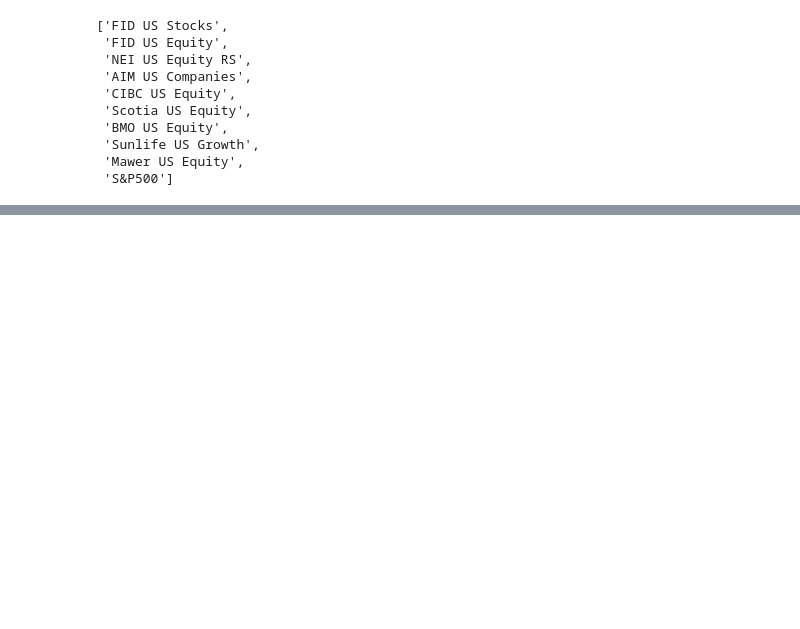
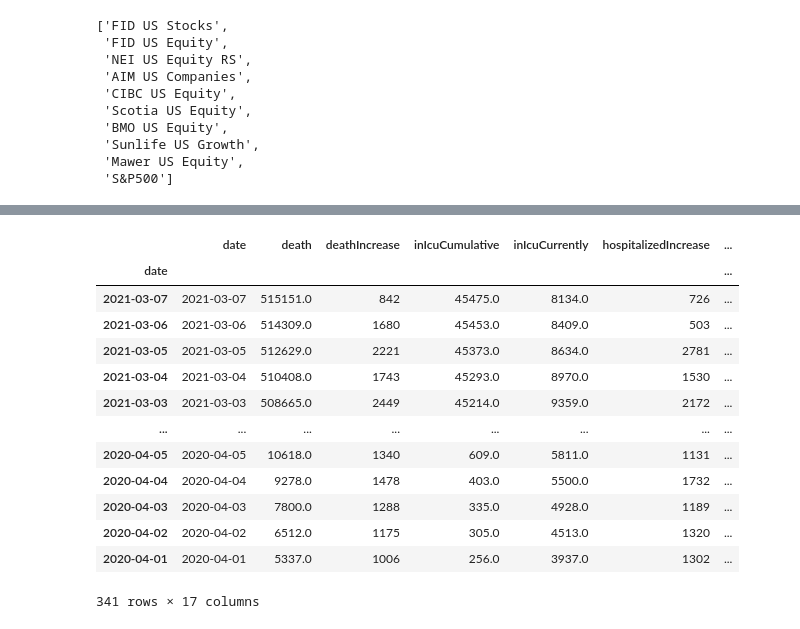
Before and after one commit to harrysui1997/Passive-vs-Active-Management-Analysis, a Jupyter notebook: Starter Code/Funds Analysis.ipynb, the cells around one changed output, grey strips where cells are left out. Cells and saved outputs as stored; diff of their text form; code cells hidden in the pictures; blank space fills up the shorter version.

```diff
--- a/Starter Code/Funds Analysis.ipynb
+++ b/Starter Code/Funds Analysis.ipynb
@@ -222,0 +185,6 @@ combined.set_index('index')
+# %%
+#Using pathlib to call the csv file
+file = Path('covid_usa_history.csv')
+#Using pandas to read the csv file and then adding dropna to drop all nal values
+covid_cases = pd.read_csv(file).dropna()
+covid_cases
@@ -222,0 +205,19 @@ combined.set_index('index')
+# %%
+#setting date as index
+covid_cases = covid_cases.set_index(pd.to_datetime(covid_cases['date'], infer_datetime_format=True))
+covid_cases
+# %% [output]
+|  | date | death | deathIncrease | inIcuCumulative | inIcuCurrently | hospitalizedIncrease | ... |
+| date |  |  |  |  |  |  | ... |
+| 2021-03-07 | 2021-03-07 | 515151.0 | 842 | 45475.0 | 8134.0 | 726 | ... |
+| 2021-03-06 | 2021-03-06 | 514309.0 | 1680 | 45453.0 | 8409.0 | 503 | ... |
+| 2021-03-05 | 2021-03-05 | 512629.0 | 2221 | 45373.0 | 8634.0 | 2781 | ... |
+| 2021-03-04 | 2021-03-04 | 510408.0 | 1743 | 45293.0 | 8970.0 | 1530 | ... |
+| 2021-03-03 | 2021-03-03 | 508665.0 | 2449 | 45214.0 | 9359.0 | 2172 | ... |
+| ... | ... | ... | ... | ... | ... | ... | ... |
+| 2020-04-05 | 2020-04-05 | 10618.0 | 1340 | 609.0 | 5811.0 | 1131 | ... |
+| 2020-04-04 | 2020-04-04 | 9278.0 | 1478 | 403.0 | 5500.0 | 1732 | ... |
+| 2020-04-03 | 2020-04-03 | 7800.0 | 1288 | 335.0 | 4928.0 | 1189 | ... |
+| 2020-04-02 | 2020-04-02 | 6512.0 | 1175 | 305.0 | 4513.0 | 1320 | ... |
+| 2020-04-01 | 2020-04-01 | 5337.0 | 1006 | 256.0 | 3937.0 | 1302 | ... |
+341 rows × 17 columns
```
Also changed, not shown: parts of 16 cells of this notebook, 2 other files.
